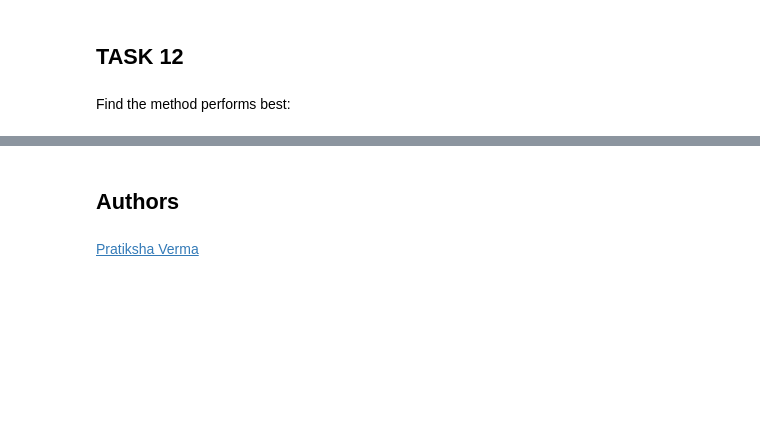
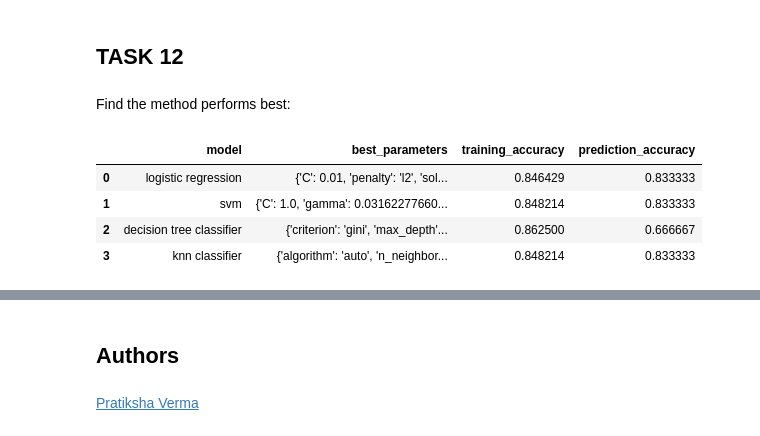
Before and after one commit to raymondkwon-cah/ds-capstone, a Jupyter notebook: SpaceX_Machine Learning Prediction_Part_5.ipynb, the cells around one changed output, grey strips where cells are left out. Drawn from its saved outputs; the diff is of its cells as text; code cells hidden in the pictures; blank space fills up the shorter version.

```diff
--- a/SpaceX_Machine Learning Prediction_Part_5.ipynb
+++ b/SpaceX_Machine Learning Prediction_Part_5.ipynb
@@ -356,0 +366,8 @@ Find the method performs best:
+# %%
+models_df
+# %% [output]
+|  | model | best_parameters | training_accuracy | prediction_accuracy |
+| 0 | logistic regression | {'C': 0.01, 'penalty': 'l2', 'sol... | 0.846429 | 0.833333 |
+| 1 | svm | {'C': 1.0, 'gamma': 0.03162277660... | 0.848214 | 0.833333 |
+| 2 | decision tree classifier | {'criterion': 'gini', 'max_depth'... | 0.862500 | 0.666667 |
+| 3 | knn classifier | {'algorithm': 'auto', 'n_neighbor... | 0.848214 | 0.833333 |
```
Also changed, not shown: parts of 12 cells of this notebook.
